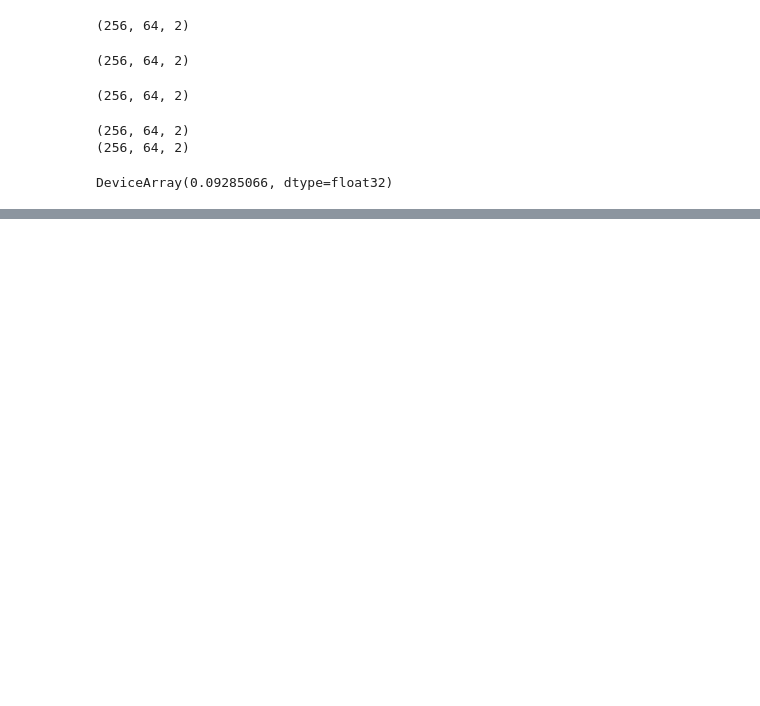
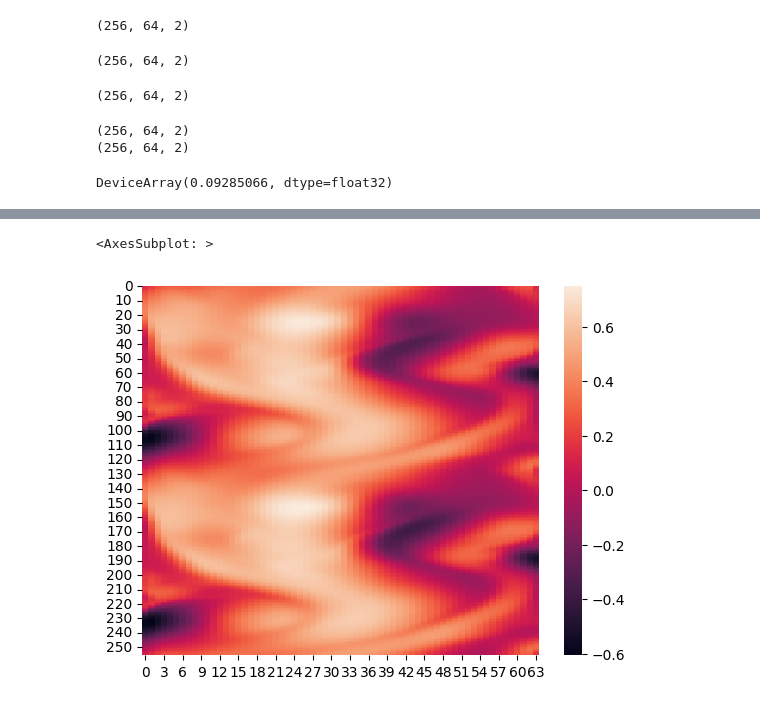
Before and after one commit to diegodelc/jax-cfd, a Jupyter notebook: notebooks/hybrid_model/first_superresolution.ipynb, the cells around one changed output, grey strips where cells are left out. Saved outputs shown, nothing was run; the diff lists cells and outputs as text; code cells hidden in the pictures; blank space fills up the shorter version.

```diff
--- a/notebooks/hybrid_model/first_superresolution.ipynb
+++ b/notebooks/hybrid_model/first_superresolution.ipynb
@@ -15,6 +16,6 @@ import random
 # %%
 # import data
-file_name = '256x64_inner_50_outer_1000'
+file_name = '256x64_150_seconds_inner_1'
 data = xarray.open_dataset(f'../creating_dataset/datasets/'+ file_name +'.nc', chunks={'time': '100MB'})
 # %%
 # split by timestamps
@@ -343,3 +381,8 @@ DeviceArray(0.09285066, dtype=float32)
+# %%
+seaborn.heatmap(data.u[0,-1,:,:])
+# %% [output]
+<AxesSubplot: >
+[figure, added]
 # %%
 # # train_utils.loss_and_gradient
 # train_utils.train_step(
```
Also changed, not shown: parts of 19 cells of this notebook.
